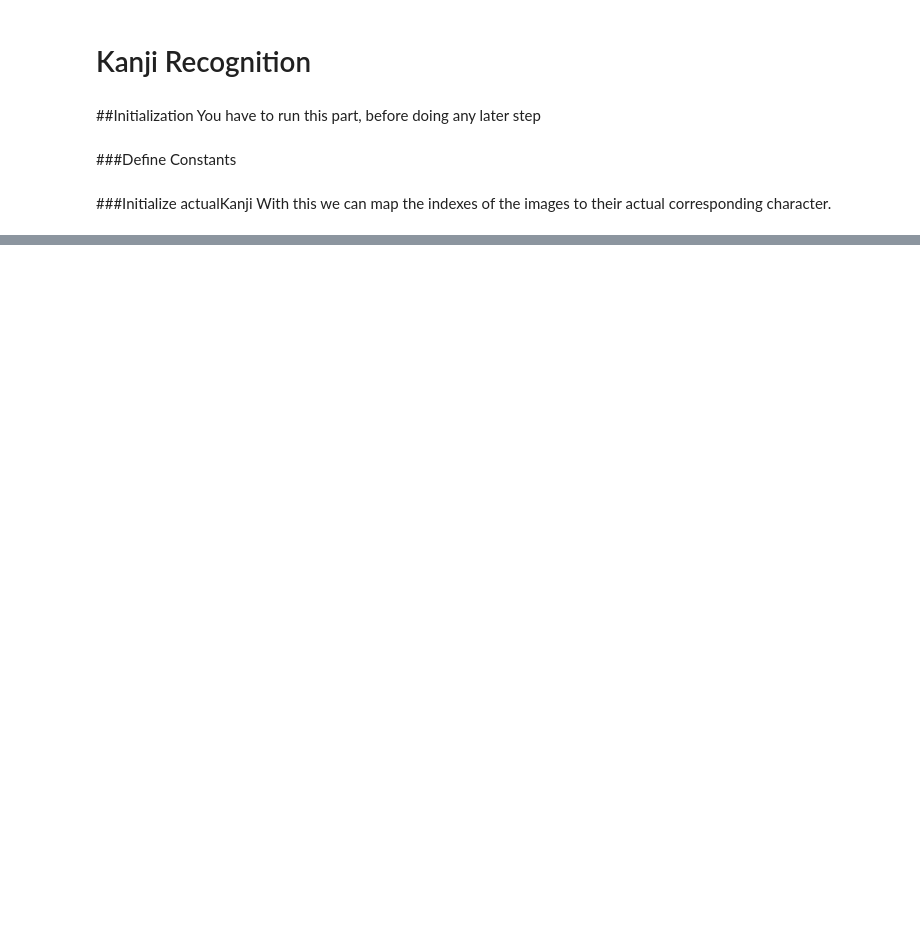
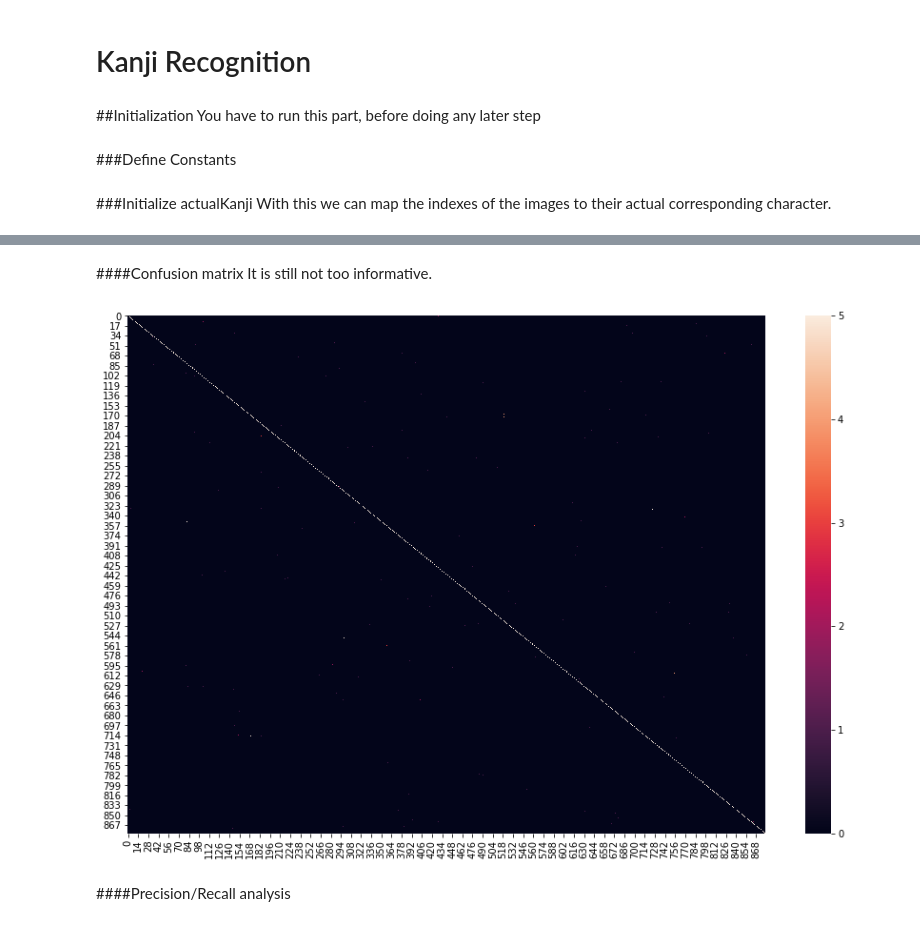
Before and after one commit to zalavari/HandwrittenKanjiRecognition, a Jupyter notebook: Kanji_Recognition.ipynb, the cells around one changed output, grey strips where cells are left out. Drawn from its saved outputs; the diff is of its cells as text; code cells hidden in the pictures; blank space fills up the shorter version.

```diff
--- a/Kanji_Recognition.ipynb
+++ b/Kanji_Recognition.ipynb
@@ -288,0 +351,15 @@ Ground - Predicted: 案 - 察
+# %%
+preds = model.predict(X)
+preds = np.argmax(preds, 1)
+
+conf = confusion_matrix(Y, preds)
+# %% [markdown]
+####Confusion matrix
+It is still not too informative.
+# %%
+plt.figure(figsize=(15,10))
+temp = sns.heatmap(conf, vmax=5)
+# %% [output]
+[figure, added]
+# %% [markdown]
+####Precision/Recall analysis
```
Also changed, not shown: parts of 58 cells of this notebook, 6 other files.
